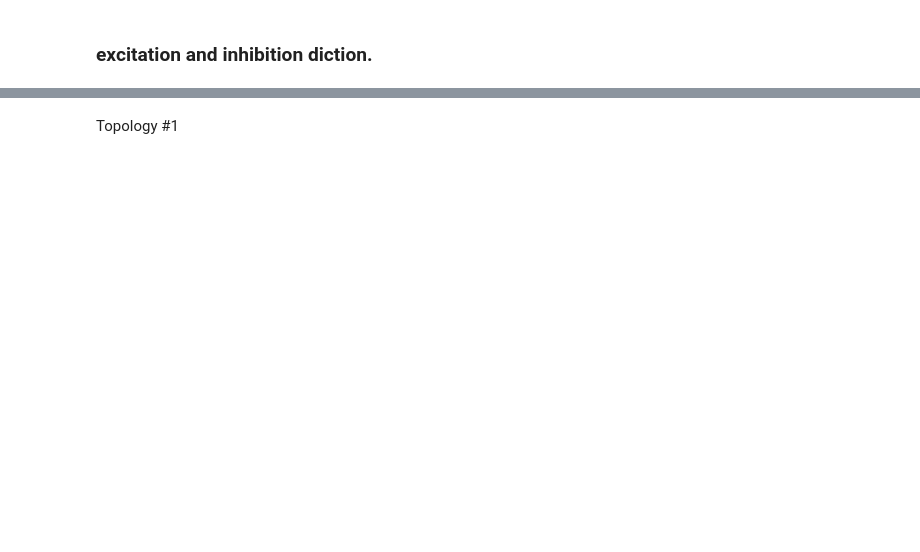
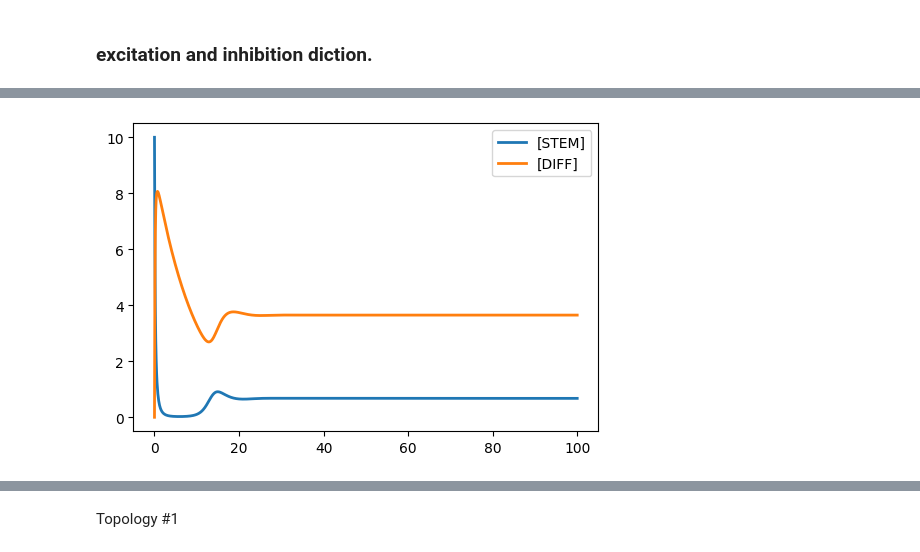
Before and after one commit to JulianoGianlupi/tellurium-nanohub-base, a Jupyter notebook: Nanohub_project.ipynb, the cells around one changed output, grey strips where cells are left out. Cells and saved outputs as stored; diff of their text form; code cells hidden in the pictures; blank space fills up the shorter version.

```diff
--- a/Nanohub_project.ipynb
+++ b/Nanohub_project.ipynb
@@ -86,0 +92,12 @@ dDIFF/dt = vES_D - vED_D
+# %%
+model = twoCompartmentModel(
+  STEM='10', DIFF='0',
+  L='2',P='1',D='0.1',
+  Control=[inhib['komorova']('DIFF','5'), excite['komorova']('STEM','5'), '1'],
+  Events=[])
+# print(model)
+r = te.loada(model)
+s = r.simulate(0, 100, 1000) #, ['time','STEM','DIFF'])
+r.plot(s)
+# %% [output]
+[figure, added]
```
Also changed, not shown: parts of 14 cells of this notebook, 1 other file.
